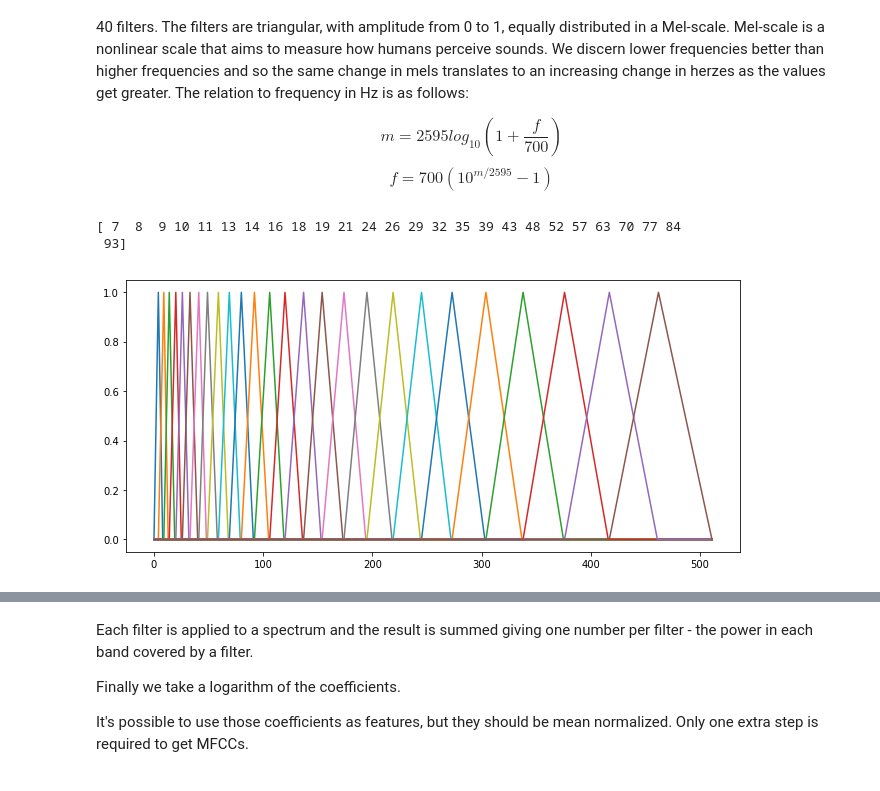
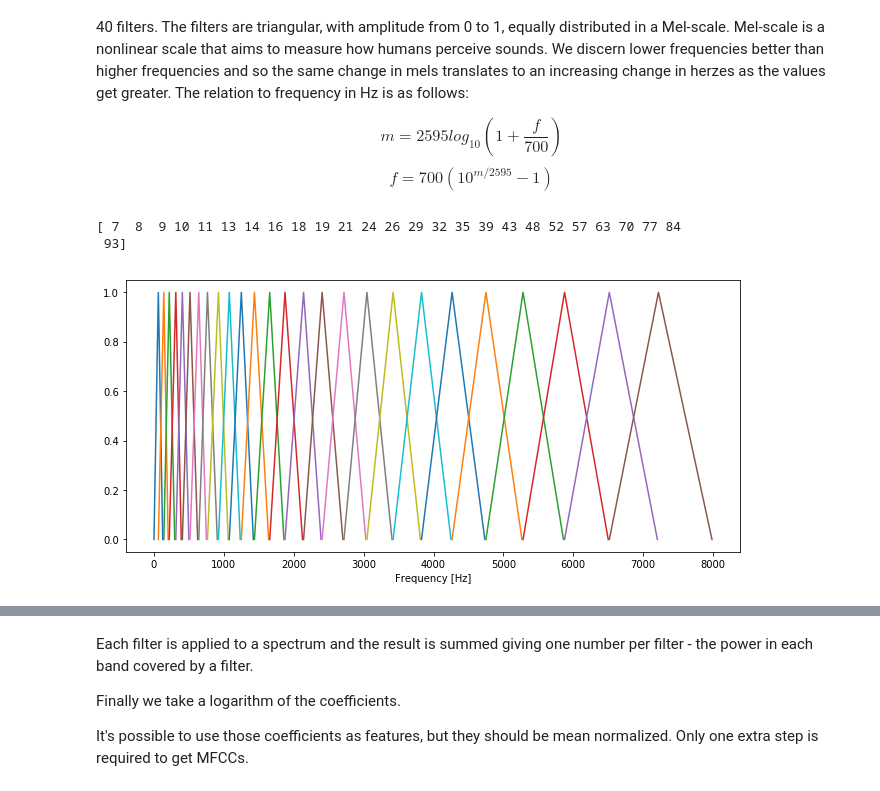
Before and after one commit to michalsosn/paprotka, a Jupyter notebook: notebooks/AudioFeatures.ipynb, the cells around one changed output, grey strips where cells are left out. Cells and saved outputs as stored; diff of their text form; code cells hidden in the pictures.

```diff
--- a/notebooks/AudioFeatures.ipynb
+++ b/notebooks/AudioFeatures.ipynb
@@ -146,16 +146,22 @@ def make_mel_filters(half, rate, filter_num):
 # %%
 filters = make_mel_filters(512, 16000, filter_num=26)
 print((filters != 0).sum(axis=1))
 
+x_range = np.arange(0, 512) * 8000 / 512
 fig, ax = plt.subplots(figsize=(11, 5))
 for row in filters:
-    ax.plot(row)
-plt.xlabel('')
+#     ax.plot(row)
+    selected = row > 0
+    selected[1:] += selected[:-1]
+    selected[:-1] += selected[1:]
+    ax.plot(x_range[selected], row[selected])
+
+ax.set_xlabel('Frequency [Hz]')
 plt.show()
 # %% [output]
 [ 7  8  9 10 11 13 14 16 18 19 21 24 26 29 32 35 39 43 48 52 57 63 70 77 84
  93]
-[figure, old version]
+[figure, new version]
 # %%
 for filter in filters:
     print(filter.nonzero()[0][[0, -1]] * 16000 / filter.size)
```
Also changed, not shown: parts of 7 cells of this notebook, 4 other files.
